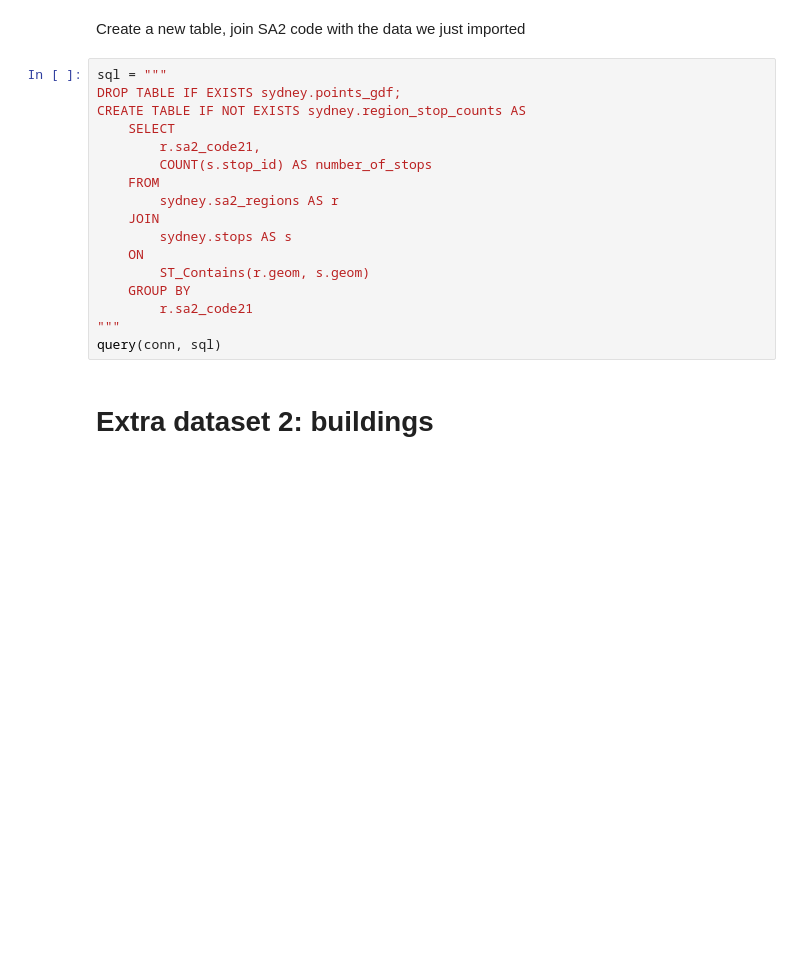
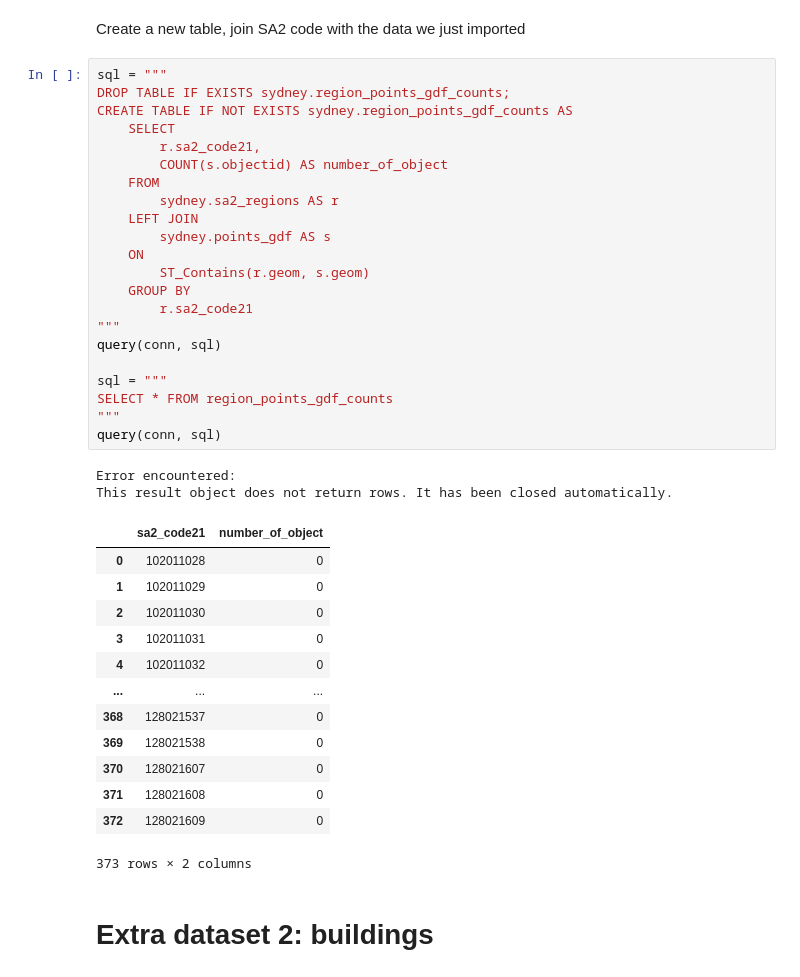
Before and after one commit to YuruYuriFans/DATA2001, a Jupyter notebook: Assignment.ipynb, the cells around one changed output. Drawn from its saved outputs; the diff is of its cells as text; blank space fills up the shorter version.

```diff
--- a/Assignment.ipynb
+++ b/Assignment.ipynb
@@ -1293,21 +1282,42 @@ query(conn, sql)
 Create a new table, join SA2 code with the data we just imported
 # %%
 sql = """
-DROP TABLE IF EXISTS sydney.points_gdf;
-CREATE TABLE IF NOT EXISTS sydney.region_stop_counts AS
+DROP TABLE IF EXISTS sydney.region_points_gdf_counts;
+CREATE TABLE IF NOT EXISTS sydney.region_points_gdf_counts AS
     SELECT
         r.sa2_code21,
-        COUNT(s.stop_id) AS number_of_stops
+        COUNT(s.objectid) AS number_of_object
     FROM
         sydney.sa2_regions AS r
-    JOIN
-        sydney.stops AS s
+    LEFT JOIN
+        sydney.points_gdf AS s
     ON
         ST_Contains(r.geom, s.geom)
     GROUP BY
         r.sa2_code21
 """
 query(conn, sql)
+
+sql = """
+SELECT * FROM region_points_gdf_counts
+"""
+query(conn, sql)
+# %% [output]
+Error encountered:
+This result object does not return rows. It has been closed automatically.
+|  | sa2_code21 | number_of_object |
+| 0 | 102011028 | 0 |
+| 1 | 102011029 | 0 |
+| 2 | 102011030 | 0 |
+| 3 | 102011031 | 0 |
+| 4 | 102011032 | 0 |
+| ... | ... | ... |
+| 368 | 128021537 | 0 |
+| 369 | 128021538 | 0 |
+| 370 | 128021607 | 0 |
+| 371 | 128021608 | 0 |
+| 372 | 128021609 | 0 |
+373 rows × 2 columns
 # %% [markdown]
 # Extra dataset 2: buildings
 # %% [markdown]
```
Also changed, not shown: parts of 10 cells of this notebook.
